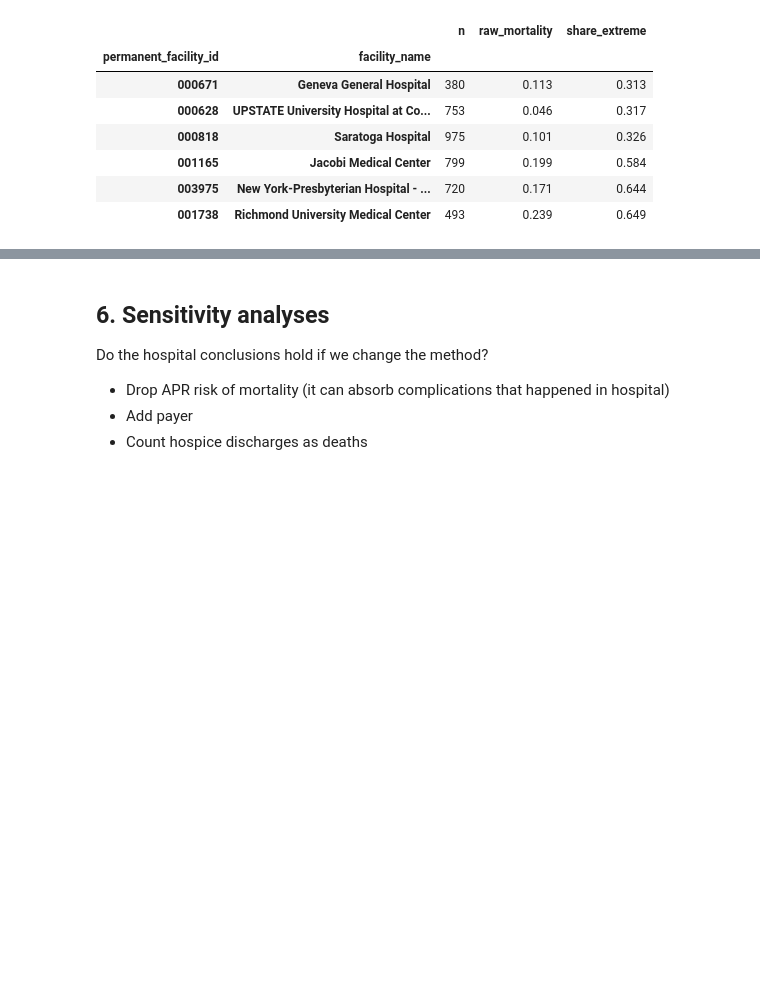
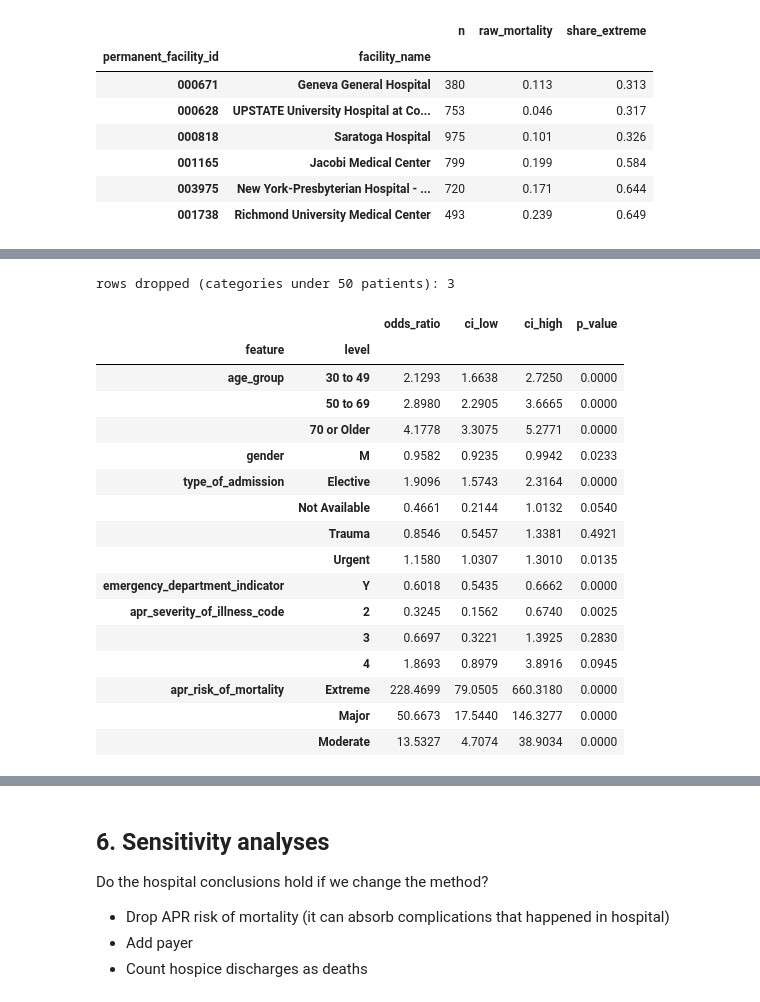
Before and after one commit to sbhattap/sparcs-sepsis, a Jupyter notebook: sparcs_sepsis_2023.ipynb, the cells around one changed output, grey strips where cells are left out. Saved outputs shown, nothing was run; the diff lists cells and outputs as text; code cells hidden in the pictures; blank space fills up the shorter version.

```diff
--- a/sparcs_sepsis_2023.ipynb
+++ b/sparcs_sepsis_2023.ipynb
@@ -290,3 +377,26 @@ metrics.to_csv(FIGS / "model_metrics.csv", index=False)
+# %%
+odds = models.odds_ratios(df, models.FEATURE_SETS["full"])
+print(f"rows dropped (categories under 50 patients): {odds.attrs['rows_dropped']}")
+odds
+# %% [output]
+rows dropped (categories under 50 patients): 3
+|  |  | odds_ratio | ci_low | ci_high | p_value |
+| feature | level |  |  |  |  |
+| age_group | 30 to 49 | 2.1293 | 1.6638 | 2.7250 | 0.0000 |
+|  | 50 to 69 | 2.8980 | 2.2905 | 3.6665 | 0.0000 |
+|  | 70 or Older | 4.1778 | 3.3075 | 5.2771 | 0.0000 |
+| gender | M | 0.9582 | 0.9235 | 0.9942 | 0.0233 |
+| type_of_admission | Elective | 1.9096 | 1.5743 | 2.3164 | 0.0000 |
+|  | Not Available | 0.4661 | 0.2144 | 1.0132 | 0.0540 |
+|  | Trauma | 0.8546 | 0.5457 | 1.3381 | 0.4921 |
+|  | Urgent | 1.1580 | 1.0307 | 1.3010 | 0.0135 |
+| emergency_department_indicator | Y | 0.6018 | 0.5435 | 0.6662 | 0.0000 |
+| apr_severity_of_illness_code | 2 | 0.3245 | 0.1562 | 0.6740 | 0.0025 |
+|  | 3 | 0.6697 | 0.3221 | 1.3925 | 0.2830 |
+|  | 4 | 1.8693 | 0.8979 | 3.8916 | 0.0945 |
+| apr_risk_of_mortality | Extreme | 228.4699 | 79.0505 | 660.3180 | 0.0000 |
+|  | Major | 50.6673 | 17.5440 | 146.3277 | 0.0000 |
+|  | Moderate | 13.5327 | 4.7074 | 38.9034 | 0.0000 |
 # %% [markdown]
 ## 4. Calibration
 Do predicted risks match what actually happened? This matters more than AUROC here, because expected deaths are sums of predicted probabilities.
```
Also changed, not shown: parts of 24 cells of this notebook, 7 other files.
